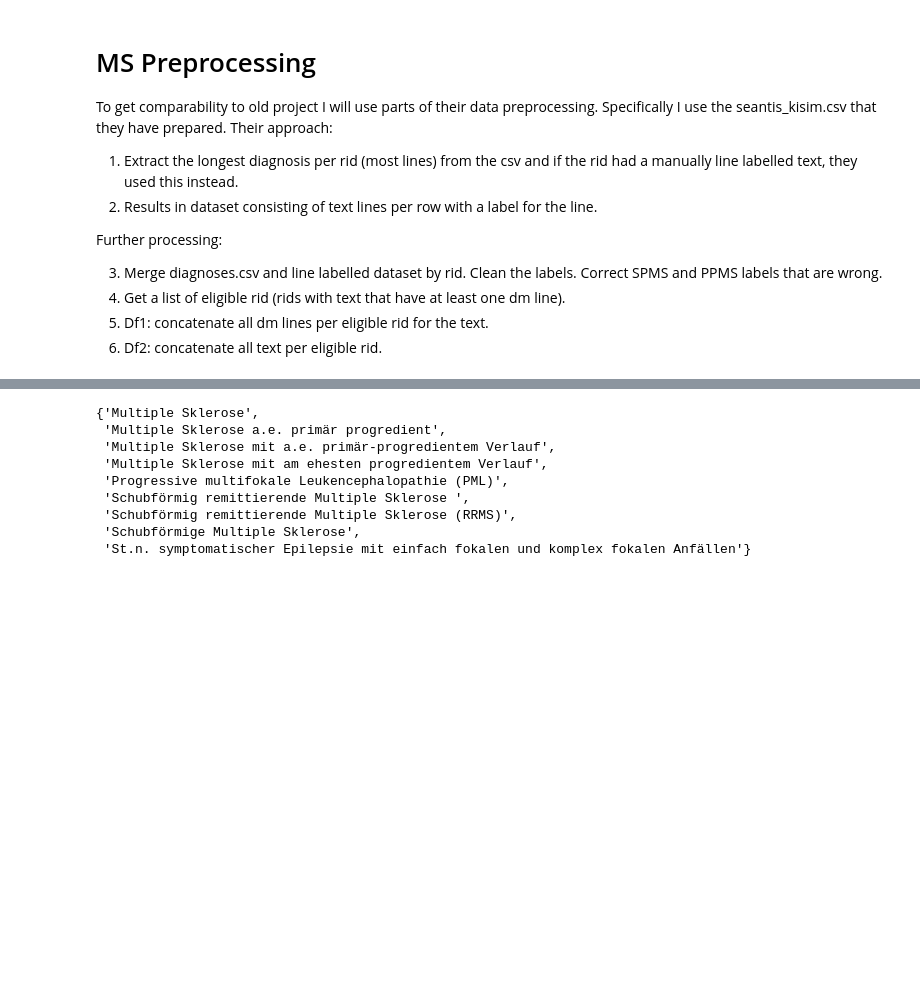
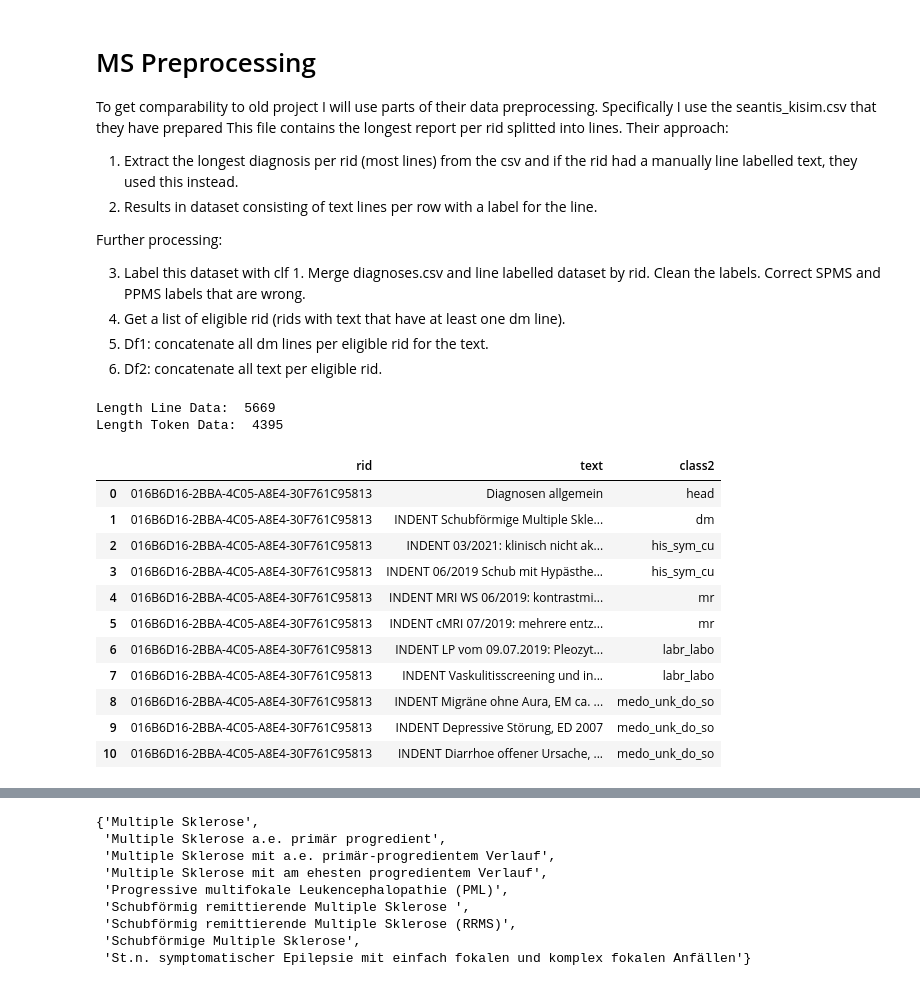
Before and after one commit to maregli/inf-extr, a Jupyter notebook: notebooks/data_preprocessing/02_ms-classification2.ipynb, the cells around one changed output, grey strips where cells are left out. Cells and saved outputs as stored; diff of their text form; code cells hidden in the pictures; blank space fills up the shorter version.

```diff
--- a/notebooks/data_preprocessing/02_ms-classification2.ipynb
+++ b/notebooks/data_preprocessing/02_ms-classification2.ipynb
@@ -1,13 +1,13 @@
 # %% [markdown]
 # MS Preprocessing
-To get comparability to old project I will use parts of their data preprocessing. Specifically I use the seantis_kisim.csv that they have prepared. Their approach:
+To get comparability to old project I will use parts of their data preprocessing. Specifically I use the seantis_kisim.csv that they have prepared This file contains the longest report per rid splitted into lines. Their approach:
 
 1. Extract the longest diagnosis per rid (most lines) from the csv and if the rid had a manually line labelled text, they used this instead.
 2. Results in dataset consisting of text lines per row with a label for the line.
 
 Further processing:
 
-3. Merge diagnoses.csv and line labelled dataset by rid. Clean the labels. Correct SPMS and PPMS labels that are wrong.
+3. Label this dataset with clf 1. Merge diagnoses.csv and line labelled dataset by rid. Clean the labels. Correct SPMS and PPMS labels that are wrong.
 4. Get a list of eligible rid (rids with text that have at least one dm line).
 5. Df1: concatenate all dm lines per eligible rid for the text.
 6. Df2: concatenate all text per eligible rid.
@@ -40,0 +43,36 @@ data_df.to_csv(paths.DATA_PATH_PREPROCESSED/"ms-diag/line-label_medbert-512_toke
+# %%
+# Line Labelled dataset Line Finetuned
+data_line = torch.load(paths.RESULTS_PATH/"line-label/line-label_medbert-512_class_finetuned_all.pt")
+data_line.pop("last_hidden_state")
+
+data_line_df = pd.DataFrame(data_line)
+data_line_df.rename(columns={"preds": "class2"}, inplace=True)
+data_line_df.drop(columns=["labels"], inplace=True)
+data_line_df = data_line_df[["rid", "text", "class2"]]
+
+# Remap values in class2 using ms_id2label
+data_line_df["class2"] = data_line_df["class2"].map(line_label_id2label)
+
+data_line_df.to_csv(paths.DATA_PATH_PREPROCESSED/"ms-diag/line-label_medbert-512_class_finetuned_all.csv", index=False)
+# %%
+# The line labelled will have more lines because no line truncation
+print("Length Line Data: ", len(data_line_df))
+print("Length Token Data: ", len(data_token_df))
+# %% [output]
+Length Line Data:  5669
+Length Token Data:  4395
+# %%
+data_line_df[data_line_df["rid"] == "016B6D16-2BBA-4C05-A8E4-30F761C95813"]
+# %% [output]
+|  | rid | text | class2 |
+| 0 | 016B6D16-2BBA-4C05-A8E4-30F761C95813 | Diagnosen allgemein | head |
+| 1 | 016B6D16-2BBA-4C05-A8E4-30F761C95813 | INDENT Schubförmige Multiple Skle... | dm |
+| 2 | 016B6D16-2BBA-4C05-A8E4-30F761C95813 | INDENT 03/2021: klinisch nicht ak... | his_sym_cu |
+| 3 | 016B6D16-2BBA-4C05-A8E4-30F761C95813 | INDENT 06/2019 Schub mit Hypästhe... | his_sym_cu |
+| 4 | 016B6D16-2BBA-4C05-A8E4-30F761C95813 | INDENT MRI WS 06/2019: kontrastmi... | mr |
+| 5 | 016B6D16-2BBA-4C05-A8E4-30F761C95813 | INDENT cMRI 07/2019: mehrere entz... | mr |
+| 6 | 016B6D16-2BBA-4C05-A8E4-30F761C95813 | INDENT LP vom 09.07.2019: Pleozyt... | labr_labo |
+| 7 | 016B6D16-2BBA-4C05-A8E4-30F761C95813 | INDENT Vaskulitisscreening und in... | labr_labo |
+| 8 | 016B6D16-2BBA-4C05-A8E4-30F761C95813 | INDENT Migräne ohne Aura, EM ca. ... | medo_unk_do_so |
+| 9 | 016B6D16-2BBA-4C05-A8E4-30F761C95813 | INDENT Depressive Störung, ED 2007 | medo_unk_do_so |
+| 10 | 016B6D16-2BBA-4C05-A8E4-30F761C95813 | INDENT Diarrhoe offener Ursache, ... | medo_unk_do_so |
```
Also changed, not shown: parts of 16 cells of this notebook, 40 other files.
